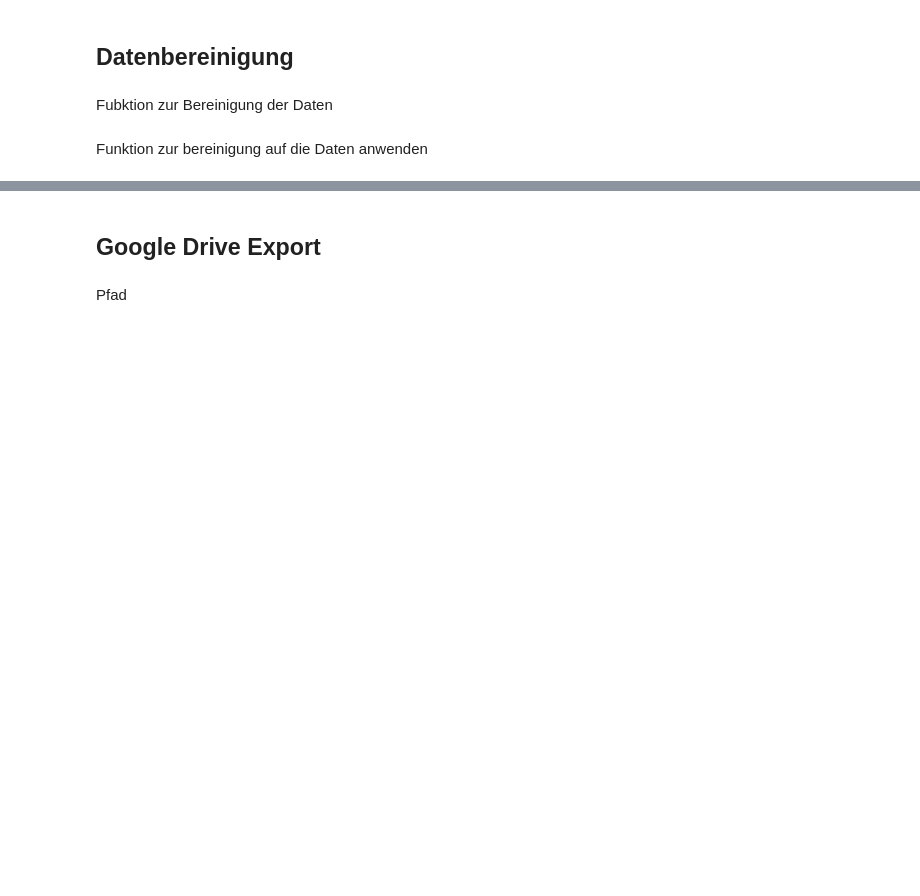
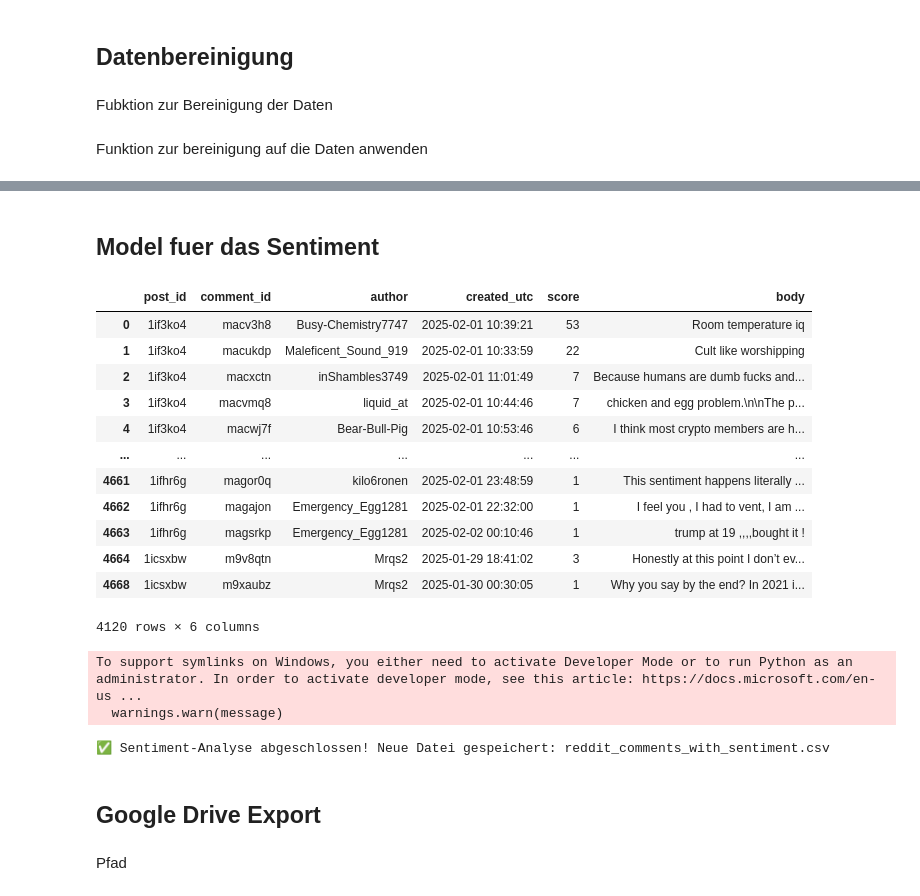
Before and after one commit to Reimser/sp3_3_studienarbeit, a Jupyter notebook: notebooks/reddit-skript.ipynb, the cells around one changed output, grey strips where cells are left out. Cells and saved outputs as stored; diff of their text form; code cells hidden in the pictures; blank space fills up the shorter version.

Commit message:
Sentiment gebaut

```diff
--- a/notebooks/reddit-skript.ipynb
+++ b/notebooks/reddit-skript.ipynb
@@ -183,0 +187,52 @@ Bereinigte Kommentare: 5497
+# %% [markdown]
+## Model fuer das Sentiment
+# %%
+df_comments_clean
+# %% [output]
+|  | post_id | comment_id | author | created_utc | score | body |
+| 0 | 1if3ko4 | macv3h8 | Busy-Chemistry7747 | 2025-02-01 10:39:21 | 53 | Room temperature iq |
+| 1 | 1if3ko4 | macukdp | Maleficent_Sound_919 | 2025-02-01 10:33:59 | 22 | Cult like worshipping |
+| 2 | 1if3ko4 | macxctn | inShambles3749 | 2025-02-01 11:01:49 | 7 | Because humans are dumb fucks and... |
+| 3 | 1if3ko4 | macvmq8 | liquid_at | 2025-02-01 10:44:46 | 7 | chicken and egg problem.\n\nThe p... |
+| 4 | 1if3ko4 | macwj7f | Bear-Bull-Pig | 2025-02-01 10:53:46 | 6 | I think most crypto members are h... |
+| ... | ... | ... | ... | ... | ... | ... |
+| 4661 | 1ifhr6g | magor0q | kilo6ronen | 2025-02-01 23:48:59 | 1 | This sentiment happens literally ... |
+| 4662 | 1ifhr6g | magajon | Emergency_Egg1281 | 2025-02-01 22:32:00 | 1 | I feel you , I had to vent, I am ... |
+| 4663 | 1ifhr6g | magsrkp | Emergency_Egg1281 | 2025-02-02 00:10:46 | 1 | trump at 19 ,,,,bought it ! |
+| 4664 | 1icsxbw | m9v8qtn | Mrqs2 | 2025-01-29 18:41:02 | 3 | Honestly at this point I don’t ev... |
+| 4668 | 1icsxbw | m9xaubz | Mrqs2 | 2025-01-30 00:30:05 | 1 | Why you say by the end? In 2021 i... |
+4120 rows × 6 columns
+# %%
+# 🔹 FinBERT-Modell & Tokenizer laden
+MODEL_NAME = "ProsusAI/finbert"
+tokenizer = AutoTokenizer.from_pretrained(MODEL_NAME)
+model = AutoModelForSequenceClassification.from_pretrained(MODEL_NAME)
+
+df = df_comments_clean
+
+# 🔹 Sicherstellen, dass die Spalte "body" existiert
+if "body" not in df.columns:
+    raise ValueError("❌ Fehler: Die CSV-Datei enthält keine 'body'-Spalte mit Kommentaren!")
+
+# 🔹 Funktion zur Sentiment-Analyse
+def analyze_sentiment(text):
+    if not isinstance(text, str) or text.strip() == "":
+        return "neutral", 0.0  # Leere Kommentare sind neutral
+
+    inputs = tokenizer(text, return_tensors="pt", truncation=True, max_length=512)
+    with torch.no_grad():
+        outputs = model(**inputs)
+
+    scores = F.softmax(outputs.logits, dim=1)[0]
+    labels = ["negative", "neutral", "positive"]
+    sentiment = labels[torch.argmax(scores).item()]
+    confidence = scores.max().item()
+
+    return sentiment, confidence
+
+# 🔹 Sentiment für alle Kommentare berechnen
+df["sentiment"], df["sentiment_confidence"] = zip(*df["body"].map(analyze_sentiment))
+# %% [output]
+To support symlinks on Windows, you either need to activate Developer Mode or to run Python as an administrator. In order to activate developer mode, see this article: https://docs.microsoft.com/en-us ...
+  warnings.warn(message)
+✅ Sentiment-Analyse abgeschlossen! Neue Datei gespeichert: reddit_comments_with_sentiment.csv
```
Also changed, not shown: parts of 5 cells of this notebook, 1 other file.
